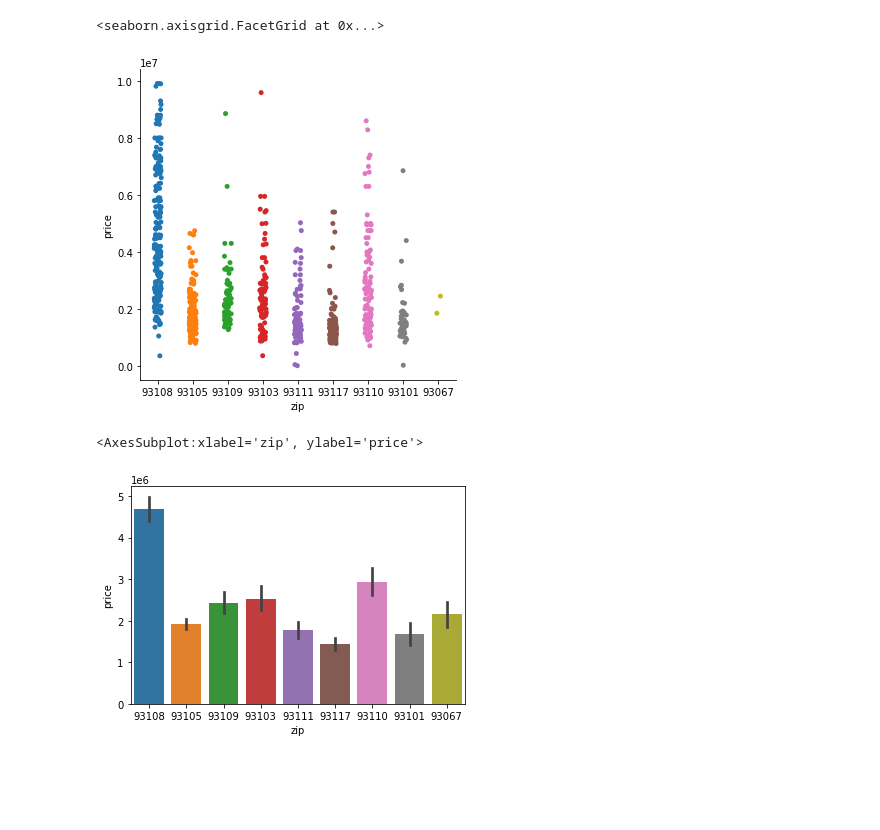
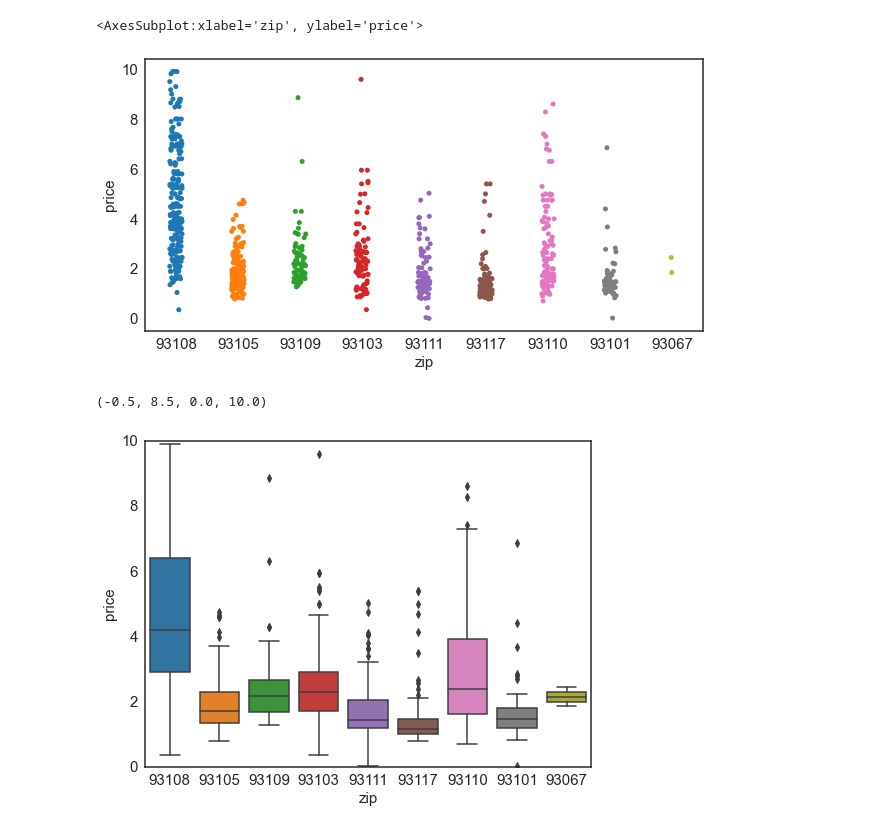
Before and after one commit to dakotarawlings/dakota_data_science_projects, a Jupyter notebook: santa_barbara_realestate_analysis/data_EDA.ipynb, the cells around one changed output. Saved outputs shown, nothing was run; the diff lists cells and outputs as text; code cells hidden in the pictures; blank space fills up the shorter version.

```diff
--- a/santa_barbara_realestate_analysis/data_EDA.ipynb
+++ b/santa_barbara_realestate_analysis/data_EDA.ipynb
@@ -84,0 +140,36 @@ Text(0.5, 1.0, 'house_age')
+# %%
+#Visualize the effect of normalizing all of the numeric data:
+
+fig, ax=plt.subplots(4,2,figsize=(10,15))
+fig.tight_layout(pad=5.0)
+
+
+sns.histplot(df['num_baths'], ax=ax[0,0], kde=False, legend=False)
+
+df['num_baths_norm']=stats.boxcox(df['num_baths'])[0]
+sns.histplot(df['num_baths_norm'], ax=ax[0,1], kde=False, legend=False)
+
+
+
+
+sns.histplot(df['lot_area'], ax=ax[1,0], kde=True, legend=False)
+
+df['lot_area_norm']=stats.boxcox(df['lot_area'])[0]
+sns.histplot(df['lot_area_norm'], ax=ax[1,1], kde=True, legend=False)
+
+
+
+sns.histplot(df['building_sqft'], ax=ax[2,0], kde=True, legend=False)
+
+# df['building_sqft_norm']=stats.boxcox(df['building_sqft'])[0]
+df["building_sqft_norm"] = np.log1p(df["building_sqft"])
+sns.histplot(df['building_sqft_norm'], ax=ax[2,1], kde=True, legend=False)
+
+
+sns.histplot(df['price'], ax=ax[3,0], kde=True, legend=False)
+
+#df['price_norm']=stats.boxcox(df['price'])[0]
+df["price_norm"] = np.log1p(df["price"])
+sns.histplot(df['price_norm'], ax=ax[3,1], kde=True, legend=False)
+
+plt.show()
@@ -132,10 +198,19 @@ sns.heatmap(df[numeric_cols].corr())
 # %%
-sns.catplot(x="zip", y='price', data=df)
+
+#Visualize the distribution of price values for different zip code categories using a catplot
+#plt.rc("figure", figsize=(100, 10))
+#fig=sns.catplot(x="zip", y='price', data=df)
+
+fig, ax = plt.subplots(figsize=(10,5))
+sns.stripplot(x='zip', y='price', data=df, ax=ax)
 # %% [output]
-<seaborn.axisgrid.FacetGrid at 0x...>
+<AxesSubplot:xlabel='zip', ylabel='price'>
-[figure, old version]
+[figure, new version]
 # %%
-sns.barplot(x="zip", y="price", data=df)
+#Visualize the mean and std values of price for different zip code values
+f, ax= plt.subplots(figsize=(8,6))
+fig=sns.boxplot(x='zip', y='price', data=df)
+fig.axis(ymin=0, ymax=10)
 # %% [output]
-<AxesSubplot:xlabel='zip', ylabel='price'>
+(-0.5, 8.5, 0.0, 10.0)
-[figure, old version]
+[figure, new version]
```
Also changed, not shown: parts of 18 cells of this notebook, 8 other files.
